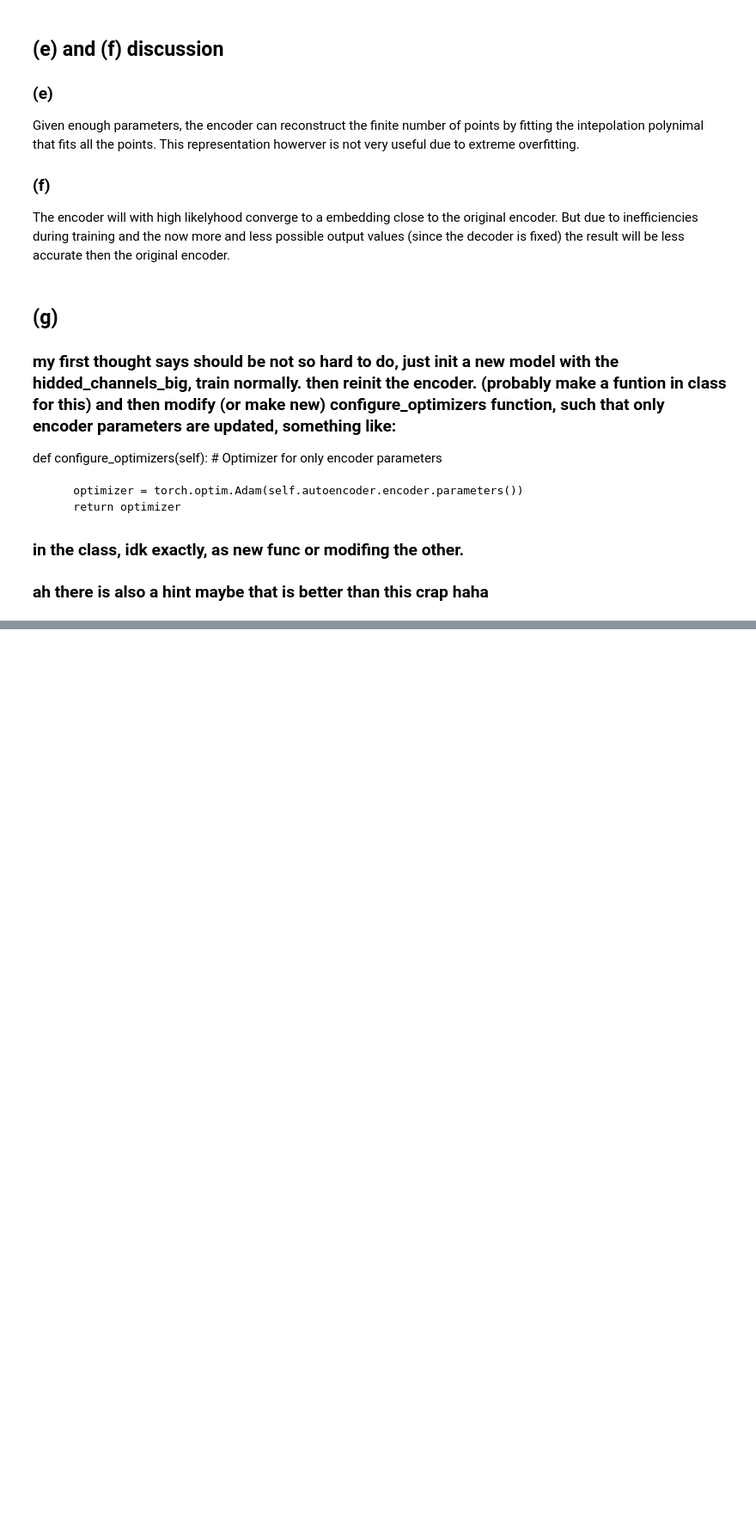
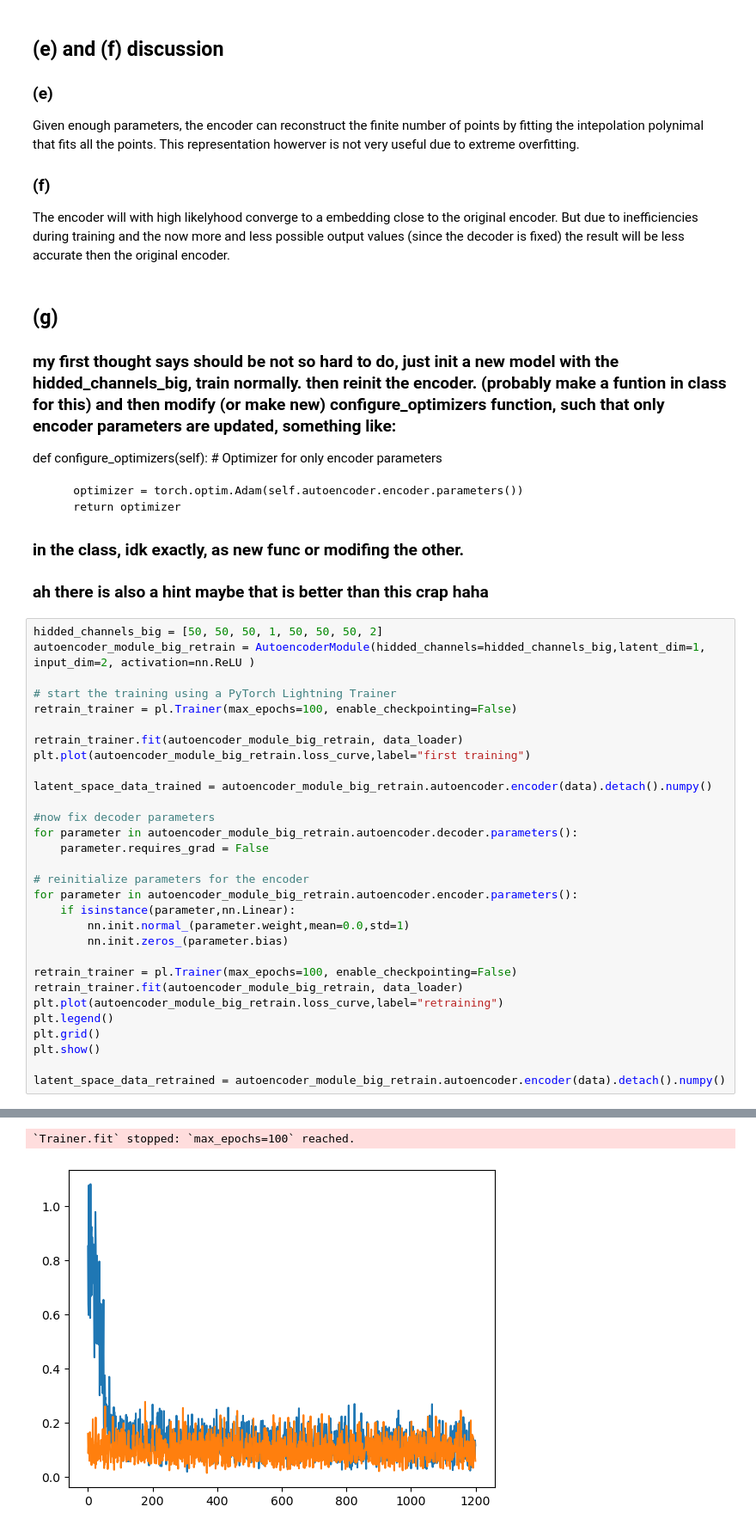
Before and after one commit to Sam-RvandV/mlph_w24, a Jupyter notebook: sheet06/sheet06.ipynb, the cells around one changed output, grey strips where cells are left out. Shown: that part at 86% size. Cells and saved outputs as stored; diff of their text form; blank space fills up the shorter version.

```diff
--- a/sheet06/sheet06.ipynb
+++ b/sheet06/sheet06.ipynb
@@ -445,3 +441,34 @@ def configure_optimizers(self):
 
 ### in the class, idk exactly, as new func or modifing the other.
 ### ah there is also a hint maybe that is better than this crap haha
+# %%
+hidded_channels_big = [50, 50, 50, 1, 50, 50, 50, 2]
+autoencoder_module_big_retrain = AutoencoderModule(hidded_channels=hidded_channels_big,latent_dim=1, input_dim=2, activation=nn.ReLU )
+
+# start the training using a PyTorch Lightning Trainer
+retrain_trainer = pl.Trainer(max_epochs=100, enable_checkpointing=False)
+
+retrain_trainer.fit(autoencoder_module_big_retrain, data_loader)
+plt.plot(autoencoder_module_big_retrain.loss_curve,label="first training")
+
+latent_space_data_trained = autoencoder_module_big_retrain.autoencoder.encoder(data).detach().numpy()
+
+#now fix decoder parameters
+for parameter in autoencoder_module_big_retrain.autoencoder.decoder.parameters():
+    parameter.requires_grad = False
+
+# reinitialize parameters for the encoder
+for parameter in autoencoder_module_big_retrain.autoencoder.encoder.parameters():
+    if isinstance(parameter,nn.Linear):
+        nn.init.normal_(parameter.weight,mean=0.0,std=1)
+        nn.init.zeros_(parameter.bias)
+
+retrain_trainer = pl.Trainer(max_epochs=100, enable_checkpointing=False)
+retrain_trainer.fit(autoencoder_module_big_retrain, data_loader)
+plt.plot(autoencoder_module_big_retrain.loss_curve,label="retraining")
+plt.legend()
+plt.grid()
+plt.show()
+
+latent_space_data_retrained = autoencoder_module_big_retrain.autoencoder.encoder(data).detach().numpy()
+# %% [output]
@@ -447,0 +500,2 @@ def configure_optimizers(self):
+`Trainer.fit` stopped: `max_epochs=100` reached.
+[figure, added]
```
Also changed, not shown: parts of 12 cells of this notebook, 6 other files.
